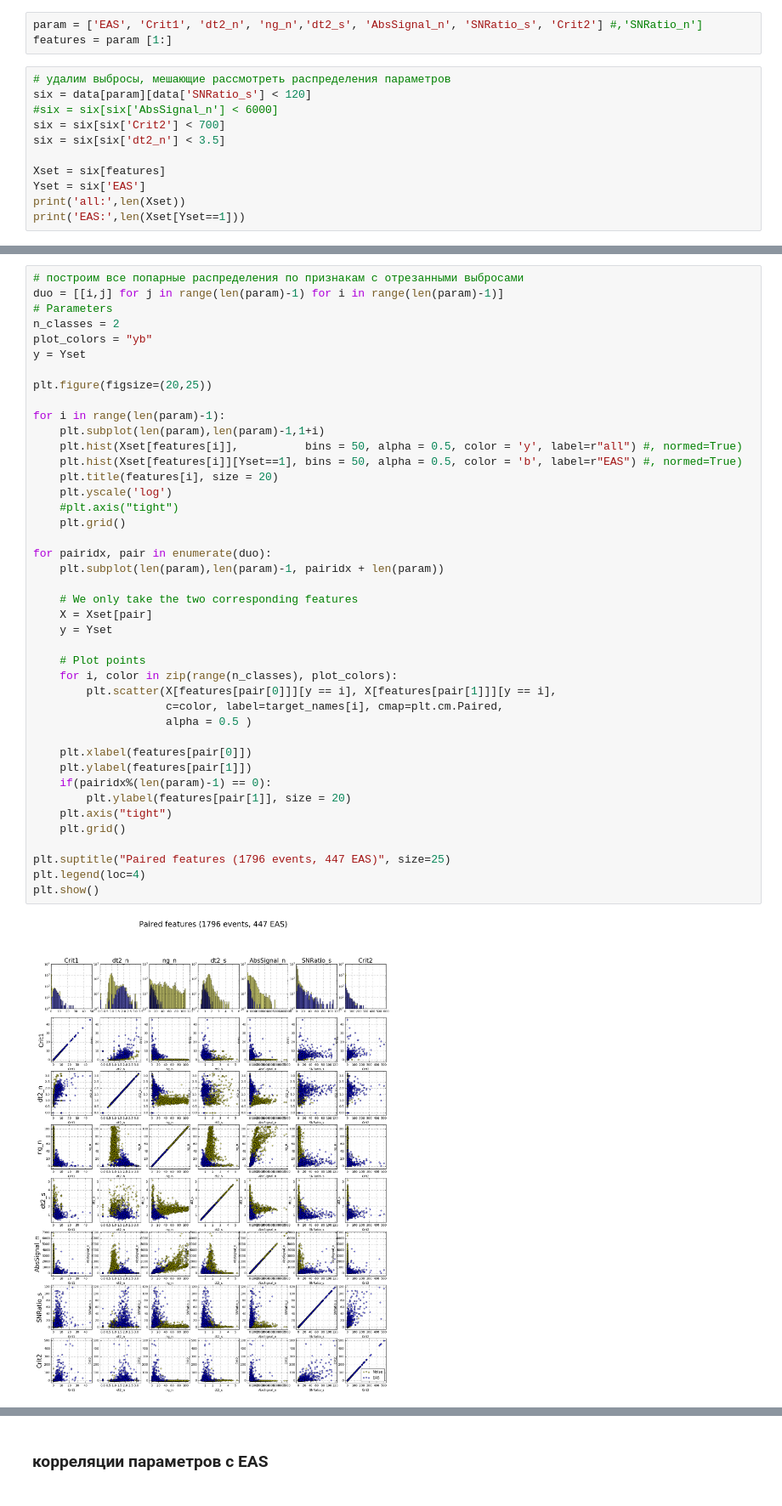
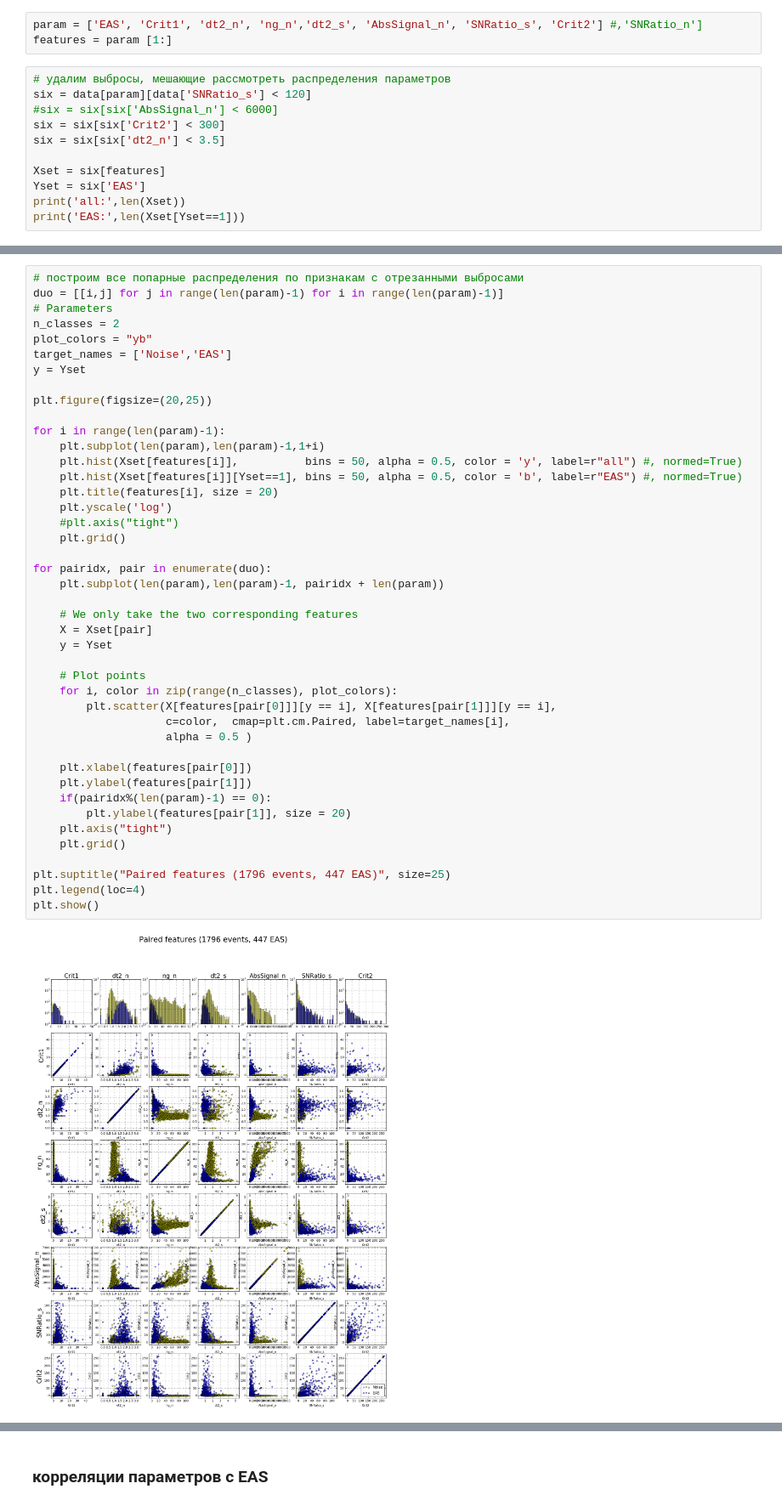
Before and after one commit to bonvech/Sphere, a Jupyter notebook: SelectEAS/SelectEAS-ML-0.ipynb, the cells around one changed output, grey strips where cells are left out. Shown at 85% size. Cells and saved outputs as stored; diff of their text form.

```diff
--- a/SelectEAS/SelectEAS-ML-0.ipynb
+++ b/SelectEAS/SelectEAS-ML-0.ipynb
@@ -132,7 +132,7 @@ features = param [1:]
 # удалим выбросы, мешающие рассмотреть распределения параметров
 six = data[param][data['SNRatio_s'] < 120]
 #six = six[six['AbsSignal_n'] < 6000]
-six = six[six['Crit2'] < 700]
+six = six[six['Crit2'] < 300]
 six = six[six['dt2_n'] < 3.5]
 
 Xset = six[features]
@@ -148,6 +148,7 @@ duo = [[i,j] for j in range(len(param)-1) for i in range(len(param)-1)]
 # Parameters
 n_classes = 2
 plot_colors = "yb"
+target_names = ['Noise','EAS']
 y = Yset
 
 plt.figure(figsize=(20,25))
@@ -157,32 +158,32 @@ for i in range(len(param)-1):
     plt.hist(Xset[features[i]],          bins = 50, alpha = 0.5, color = 'y', label=r"all") #, normed=True)
     plt.hist(Xset[features[i]][Yset==1], bins = 50, alpha = 0.5, color = 'b', label=r"EAS") #, normed=True)
     plt.title(features[i], size = 20)
     plt.yscale('log')
     #plt.axis("tight")
     plt.grid()
 
 for pairidx, pair in enumerate(duo):
     plt.subplot(len(param),len(param)-1, pairidx + len(param))
 
     # We only take the two corresponding features
     X = Xset[pair]
     y = Yset
 
     # Plot points
     for i, color in zip(range(n_classes), plot_colors):
         plt.scatter(X[features[pair[0]]][y == i], X[features[pair[1]]][y == i],
-                    c=color, label=target_names[i], cmap=plt.cm.Paired,
+                    c=color,  cmap=plt.cm.Paired, label=target_names[i],
                     alpha = 0.5 )
 
     plt.xlabel(features[pair[0]])
     plt.ylabel(features[pair[1]])
     if(pairidx%(len(param)-1) == 0):
         plt.ylabel(features[pair[1]], size = 20)
     plt.axis("tight")
     plt.grid()
 
 plt.suptitle("Paired features (1796 events, 447 EAS)", size=25)
 plt.legend(loc=4)
 plt.show()
 # %% [output]
-[figure, old version]
+[figure, new version]
```
Also changed, not shown: parts of 12 cells of this notebook, 2 other files.
